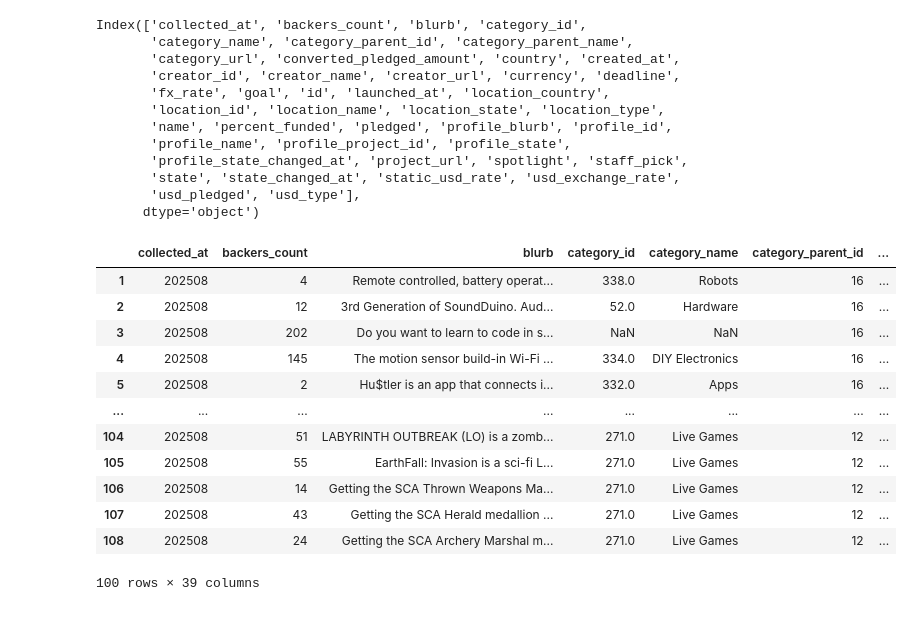
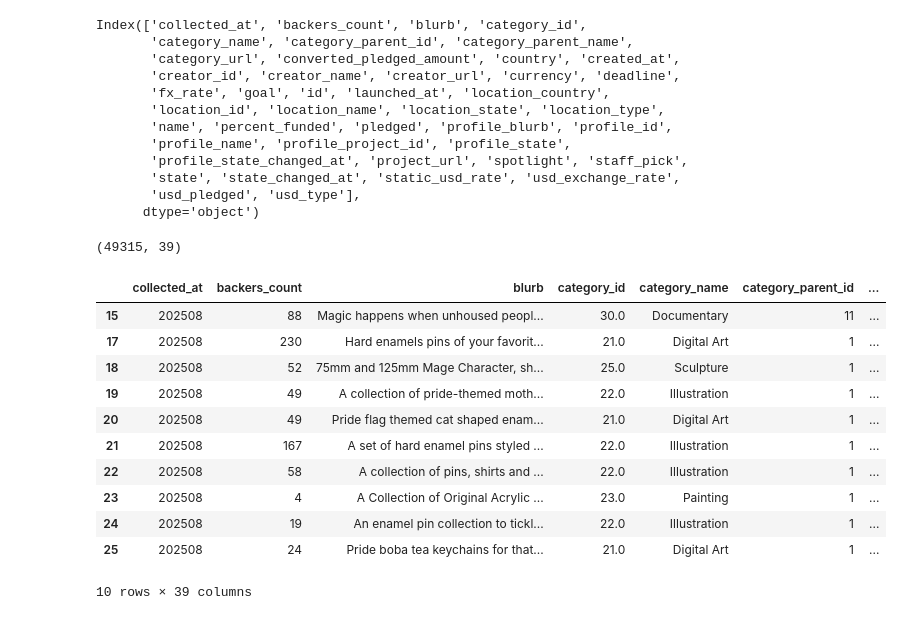
Before and after one commit to RicardoMA19/Kickstarter-Campaing-Launch-Assitant, a Jupyter notebook: Kickstarter-Assistant-Project.ipynb, the cells around one changed output. Drawn from its saved outputs; the diff is of its cells as text; code cells hidden in the pictures.

```diff
--- a/Kickstarter-Assistant-Project.ipynb
+++ b/Kickstarter-Assistant-Project.ipynb
@@ -86,17 +86,28 @@ kick_df.drop(columns=cols_drop, inplace=True, errors='ignore')
 # removing unfinished campaings
 
 kick_df = kick_df[kick_df['state'].isin(['successful','failed'])]
+# %%
+# normalization
+
+kick_df['category_name'] = (
+    kick_df['category_name']
+    .str.strip()
+    .str.title()
+)
+
+kick_df['category_parent_name'] = (
+    kick_df['category_parent_name']
+    .str.strip()
+    .str.title()
+)
 # %%
-# time data
-
-time_cols = [
-    'created_at',
-    'launched_at',
-    'deadline'
-]
+# time data to milisec
+time_cols = ['created_at', 'launched_at', 'deadline']
 
 for col in time_cols:
-    kick_df[col] = pd.to_datetime(kick_df[col], errors='coerce')
+    kick_df[col] = pd.to_datetime(
+        kick_df[col], unit='s', errors='coerce'  # o 'ms'
+    )
 # %%
 #campaing duration
 
@@ -121,24 +132,33 @@ kick_df = kick_df.dropna(subset=[
     'goal_usd',
     'campaign_duration',
     'category_parent_name',
+    'category_name',
     'country'
 ])
 # %%
 # to identify successful campaings
 kick_df['success'] = (kick_df['state'] == 'successful').astype(int)
+# %%
+# reducing to 3 years before
+cutoff_date = pd.Timestamp.now() - pd.DateOffset(months=30)
+
+kick_df = kick_df[kick_df['launched_at'] >= cutoff_date]
+# %%
+kick_df.shape
+# %% [output]
+(49315, 39)
 # %%
-kick_df.head(100)
+kick_df.head(10)
 # %% [output]
 |  | collected_at | backers_count | blurb | category_id | category_name | category_parent_id | ... |
-| 1 | 202508 | 4 | Remote controlled, battery operat... | 338.0 | Robots | 16 | ... |
-| 2 | 202508 | 12 | 3rd Generation of SoundDuino. Aud... | 52.0 | Hardware | 16 | ... |
-| 3 | 202508 | 202 | Do you want to learn to code in s... | NaN | NaN | 16 | ... |
-| 4 | 202508 | 145 | The motion sensor build-in Wi-Fi ... | 334.0 | DIY Electronics | 16 | ... |
-| 5 | 202508 | 2 | Hu$tler is an app that connects i... | 332.0 | Apps | 16 | ... |
-| ... | ... | ... | ... | ... | ... | ... | ... |
-| 104 | 202508 | 51 | LABYRINTH OUTBREAK (LO) is a zomb... | 271.0 | Live Games | 12 | ... |
-| 105 | 202508 | 55 | EarthFall: Invasion is a sci-fi L... | 271.0 | Live Games | 12 | ... |
-| 106 | 202508 | 14 | Getting the SCA Thrown Weapons Ma... | 271.0 | Live Games | 12 | ... |
-| 107 | 202508 | 43 | Getting the SCA Herald medallion ... | 271.0 | Live Games | 12 | ... |
-| 108 | 202508 | 24 | Getting the SCA Archery Marshal m... | 271.0 | Live Games | 12 | ... |
+| 15 | 202508 | 88 | Magic happens when unhoused peopl... | 30.0 | Documentary | 11 | ... |
+| 17 | 202508 | 230 | Hard enamels pins of your favorit... | 21.0 | Digital Art | 1 | ... |
+| 18 | 202508 | 52 | 75mm and 125mm Mage Character, sh... | 25.0 | Sculpture | 1 | ... |
+| 19 | 202508 | 49 | A collection of pride-themed moth... | 22.0 | Illustration | 1 | ... |
+| 20 | 202508 | 49 | Pride flag themed cat shaped enam... | 21.0 | Digital Art | 1 | ... |
+| 21 | 202508 | 167 | A set of hard enamel pins styled ... | 22.0 | Illustration | 1 | ... |
+| 22 | 202508 | 58 | A collection of pins, shirts and ... | 22.0 | Illustration | 1 | ... |
+| 23 | 202508 | 4 | A Collection of Original Acrylic ... | 23.0 | Painting | 1 | ... |
+| 24 | 202508 | 19 | An enamel pin collection to tickl... | 22.0 | Illustration | 1 | ... |
+| 25 | 202508 | 24 | Pride boba tea keychains for that... | 21.0 | Digital Art | 1 | ... |
-100 rows × 39 columns
+10 rows × 39 columns
```
Also changed, not shown: parts of 50 cells of this notebook.
